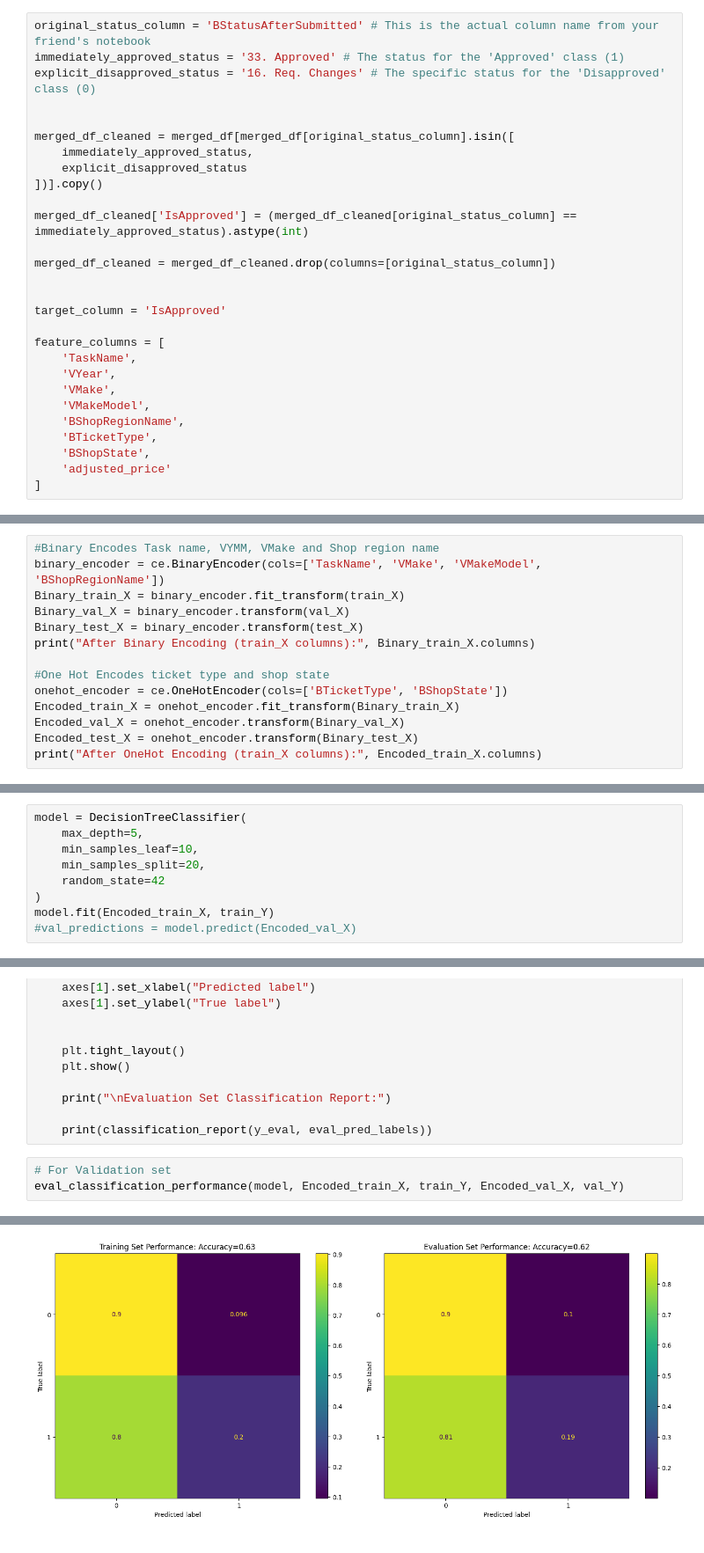
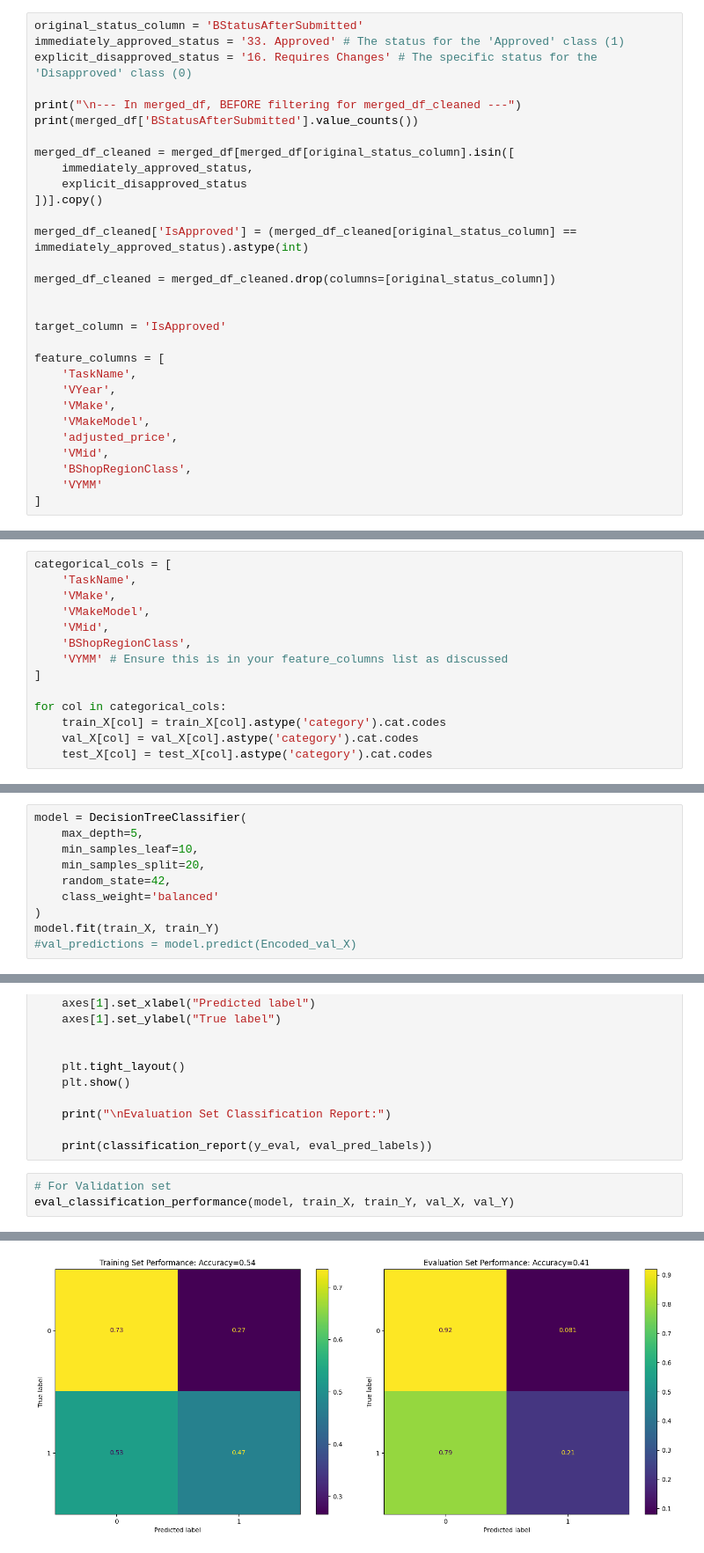
Before and after one commit to tdela12/CAPSTONE_T316, a Jupyter notebook: Preliminary Models/decisionTree.ipynb, the cells around one changed output, grey strips where cells are left out. Shown at 88% size. Drawn from its saved outputs; the diff is of its cells as text.

```diff
--- a/Preliminary Models/decisionTree.ipynb
+++ b/Preliminary Models/decisionTree.ipynb
@@ -22,10 +34,12 @@ merged_df = df.merge(cpi, on='Quarter');
 #Round to two decimal places to remain consistent with the existing data
 merged_df['adjusted_price'] = round(merged_df['PriceIncGSTRaw'] * (base_cpi / merged_df['CPI']), 2)
 # %%
-original_status_column = 'BStatusAfterSubmitted' # This is the actual column name from your friend's notebook
+original_status_column = 'BStatusAfterSubmitted'
 immediately_approved_status = '33. Approved' # The status for the 'Approved' class (1)
-explicit_disapproved_status = '16. Req. Changes' # The specific status for the 'Disapproved' class (0)
+explicit_disapproved_status = '16. Requires Changes' # The specific status for the 'Disapproved' class (0)
 
+print("\n--- In merged_df, BEFORE filtering for merged_df_cleaned ---")
+print(merged_df['BStatusAfterSubmitted'].value_counts())
 
 merged_df_cleaned = merged_df[merged_df[original_status_column].isin([
     immediately_approved_status,
@@ -44,8 +58,8 @@ feature_columns = [
     'VYear',
     'VMake',
     'VMakeModel',
-    'BShopRegionName',
-    'BTicketType',
-    'BShopState',
-    'adjusted_price'
+    'adjusted_price',
+    'VMid',
+    'BShopRegionClass',
+    'VYMM'
 ]
@@ -72,14 +93,14 @@ Test X shape: (15262, 8), Test Y shape: (15262,)
 # %%
-#Binary Encodes Task name, VYMM, VMake and Shop region name
-binary_encoder = ce.BinaryEncoder(cols=['TaskName', 'VMake', 'VMakeModel', 'BShopRegionName'])
-Binary_train_X = binary_encoder.fit_transform(train_X)
-Binary_val_X = binary_encoder.transform(val_X)
-Binary_test_X = binary_encoder.transform(test_X)
-print("After Binary Encoding (train_X columns):", Binary_train_X.columns)
+categorical_cols = [
+    'TaskName',
+    'VMake',
+    'VMakeModel',
+    'VMid',
+    'BShopRegionClass',
+    'VYMM' # Ensure this is in your feature_columns list as discussed
+]
 
-#One Hot Encodes ticket type and shop state
-onehot_encoder = ce.OneHotEncoder(cols=['BTicketType', 'BShopState'])
-Encoded_train_X = onehot_encoder.fit_transform(Binary_train_X)
-Encoded_val_X = onehot_encoder.transform(Binary_val_X)
-Encoded_test_X = onehot_encoder.transform(Binary_test_X)
-print("After OneHot Encoding (train_X columns):", Encoded_train_X.columns)
+for col in categorical_cols:
+    train_X[col] = train_X[col].astype('category').cat.codes
+    val_X[col] = val_X[col].astype('category').cat.codes
+    test_X[col] = test_X[col].astype('category').cat.codes
@@ -106,8 +109,9 @@ model = DecisionTreeClassifier(
     max_depth=5,
     min_samples_leaf=10,
     min_samples_split=20,
-    random_state=42
+    random_state=42,
+    class_weight='balanced'
 )
-model.fit(Encoded_train_X, train_Y)
+model.fit(train_X, train_Y)
 #val_predictions = model.predict(Encoded_val_X)
 # %% [output]
@@ -167,6 +172,6 @@ def eval_classification_performance(model, train_X, y_train, eval_X, y_eval):
     print(classification_report(y_eval, eval_pred_labels))
 # %%
 # For Validation set
-eval_classification_performance(model, Encoded_train_X, train_Y, Encoded_val_X, val_Y)
+eval_classification_performance(model, train_X, train_Y, val_X, val_Y)
 # %% [output]
 Evaluating model performance...
@@ -176,4 +181,4 @@ Average Confidence in Predicted Class on Evaluation Set: 0.6285
-[figure, old version]
+[figure, new version]
 Evaluation Set Classification Report:
               precision    recall  f1-score   support
 
```
Also changed, not shown: parts of 8 cells of this notebook.
